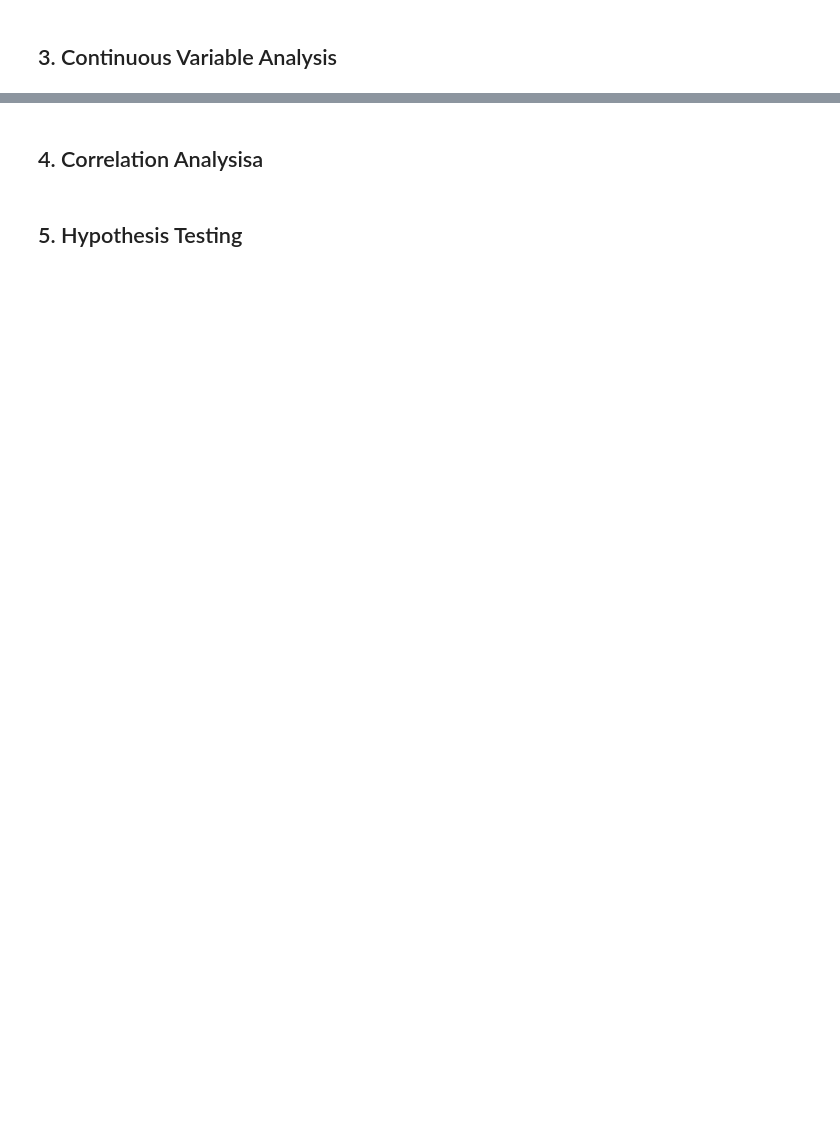
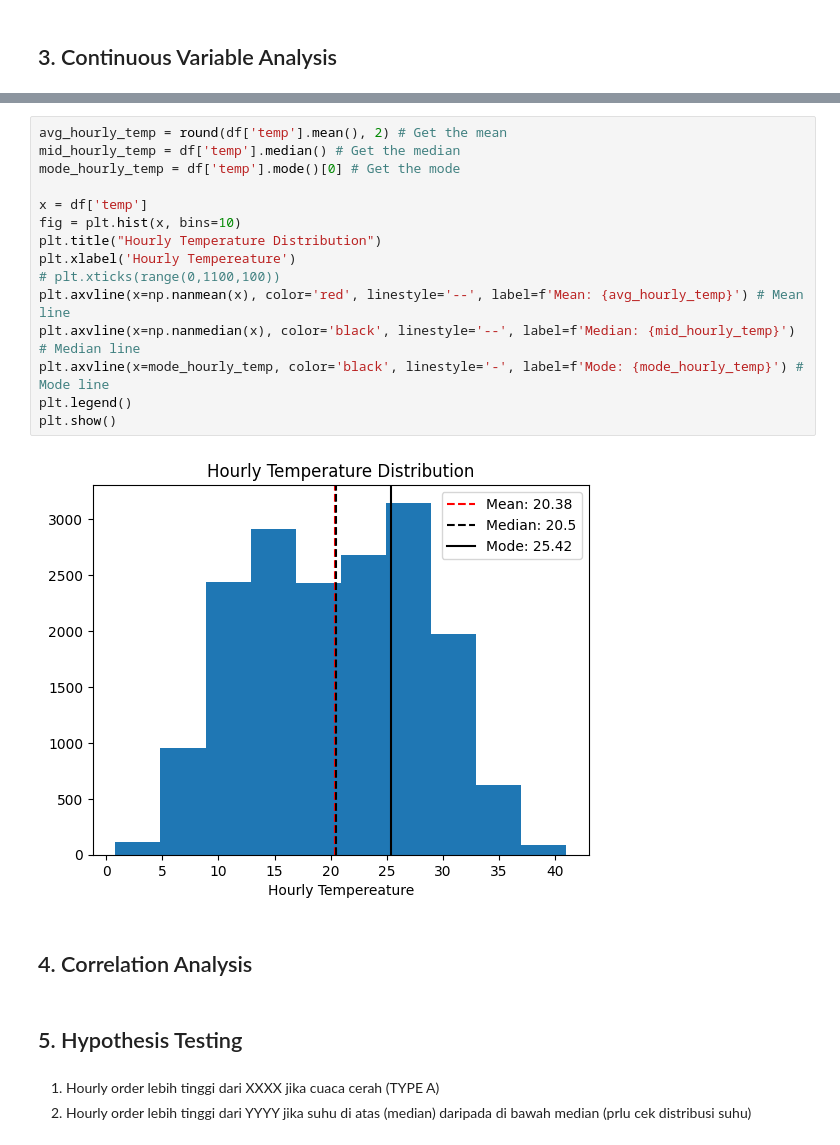
Before and after one commit to bagusfarisa/bike-sharing-demand-probability-analysis, a Jupyter notebook: bikesharing.ipynb, the cells around one changed output, grey strips where cells are left out. Saved outputs shown, nothing was run; the diff lists cells and outputs as text; blank space fills up the shorter version.

```diff
--- a/bikesharing.ipynb
+++ b/bikesharing.ipynb
@@ -127,4 +146,24 @@ Mode: 5
+# %%
+avg_hourly_temp = round(df['temp'].mean(), 2) # Get the mean
+mid_hourly_temp = df['temp'].median() # Get the median
+mode_hourly_temp = df['temp'].mode()[0] # Get the mode
+
+x = df['temp']
+fig = plt.hist(x, bins=10)
+plt.title("Hourly Temperature Distribution")
+plt.xlabel('Hourly Tempereature')
+# plt.xticks(range(0,1100,100))
+plt.axvline(x=np.nanmean(x), color='red', linestyle='--', label=f'Mean: {avg_hourly_temp}') # Mean line
+plt.axvline(x=np.nanmedian(x), color='black', linestyle='--', label=f'Median: {mid_hourly_temp}') # Median line
+plt.axvline(x=mode_hourly_temp, color='black', linestyle='-', label=f'Mode: {mode_hourly_temp}') # Mode line
+plt.legend()
+plt.show()
+# %% [output]
+[figure, added]
 # %% [markdown]
-## 4. Correlation Analysisa
+## 4. Correlation Analysis
 # %% [markdown]
 ## 5. Hypothesis Testing
+# %% [markdown]
+1. Hourly order lebih tinggi dari XXXX jika cuaca cerah (TYPE A)
+2. Hourly order lebih tinggi dari YYYY jika suhu di atas (median) daripada di bawah median (prlu cek distribusi suhu)
```
Also changed, not shown: parts of 18 cells of this notebook.
